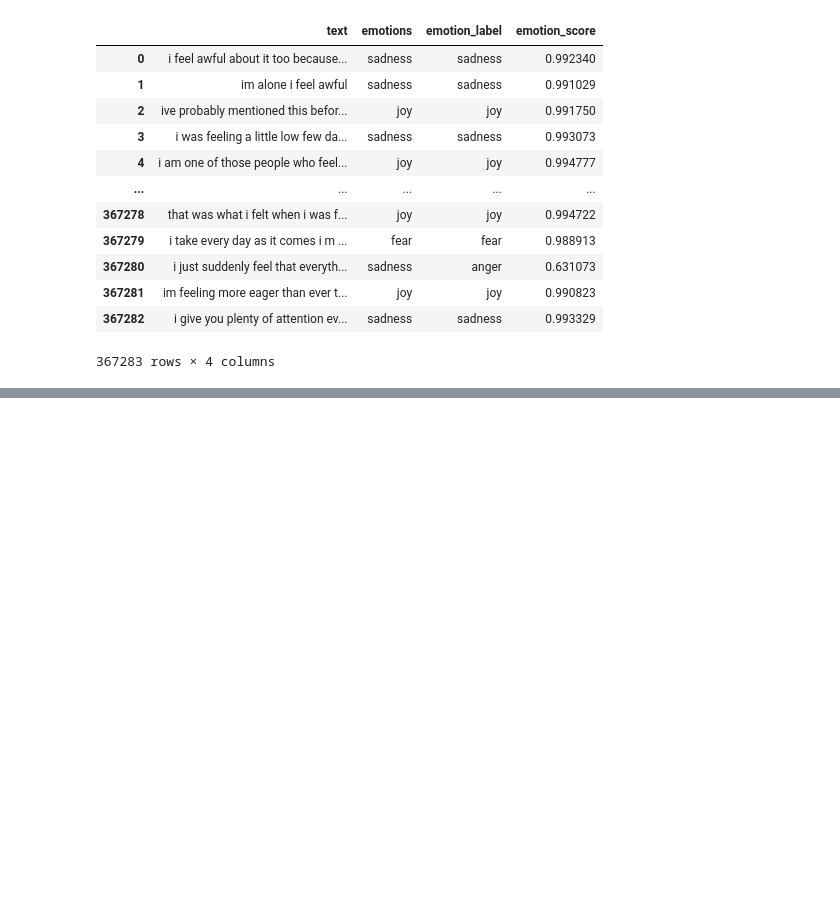
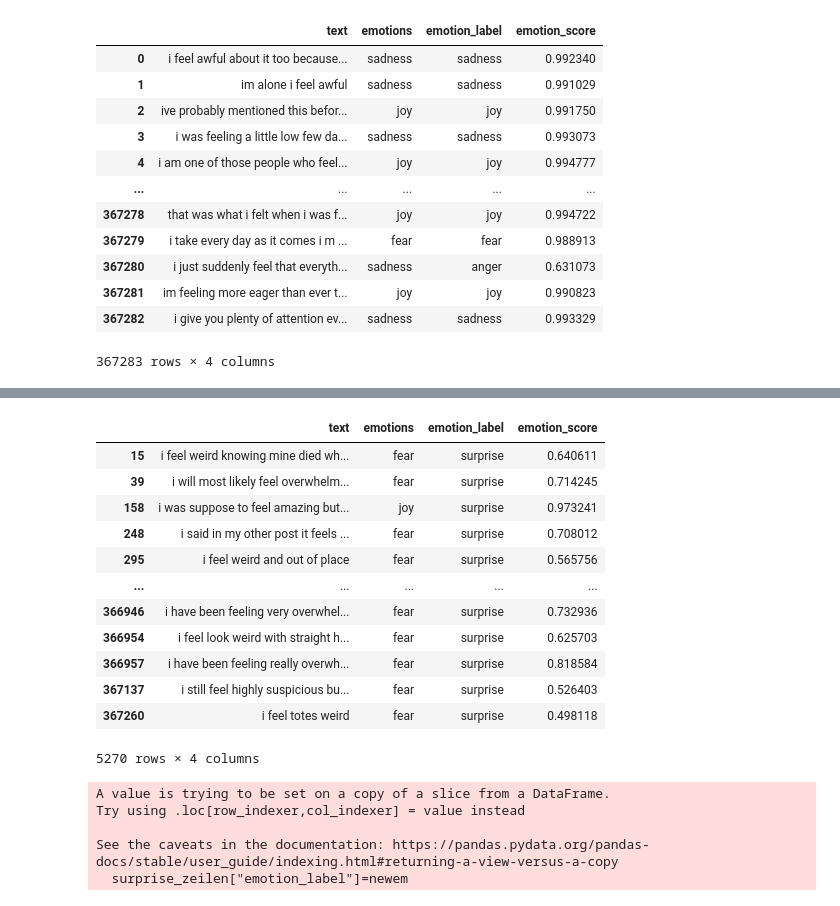
Before and after one commit to Iphled/Affective_Speech_Synthesis, a Jupyter notebook: Project/BERT/set_reduce.ipynb, the cells around one changed output, grey strips where cells are left out. Drawn from its saved outputs; the diff is of its cells as text; code cells hidden in the pictures; blank space fills up the shorter version.

```diff
--- a/Project/BERT/set_reduce.ipynb
+++ b/Project/BERT/set_reduce.ipynb
@@ -74,0 +171,44 @@ fig.show()
+# %%
+surprise_zeilen
+# %% [output]
+|  | text | emotions | emotion_label | emotion_score |
+| 15 | i feel weird knowing mine died wh... | fear | surprise | 0.640611 |
+| 39 | i will most likely feel overwhelm... | fear | surprise | 0.714245 |
+| 158 | i was suppose to feel amazing but... | joy | surprise | 0.973241 |
+| 248 | i said in my other post it feels ... | fear | surprise | 0.708012 |
+| 295 | i feel weird and out of place | fear | surprise | 0.565756 |
+| ... | ... | ... | ... | ... |
+| 366946 | i have been feeling very overwhel... | fear | surprise | 0.732936 |
+| 366954 | i feel look weird with straight h... | fear | surprise | 0.625703 |
+| 366957 | i have been feeling really overwh... | fear | surprise | 0.818584 |
+| 367137 | i still feel highly suspicious bu... | fear | surprise | 0.526403 |
+| 367260 | i feel totes weird | fear | surprise | 0.498118 |
+5270 rows × 4 columns
+# %%
+newem=list()
+for i in range(len(surprise_fear)):
+    l=list()
+    l.append(joy_emotions[i]['label'])
+    l.append(sad_emotions[i]['label'])
+    l.append(fear_emotions[i]['label'])
+    l.append(ang_emotions[i]['label'])
+    joypos=list()
+    joypos.append(joy_emotions[i]['score'])
+    joypos.append(sad_emotions[i]['score'])
+    joypos.append(fear_emotions[i]['score'])
+    joypos.append(ang_emotions[i]['score'])
+    score=0
+    label='neutral';
+    for i in range(len(l)):
+        if l[i]!='surprise' and joypos[i]>score:
+            score=joypos[i]
+            label=l[i]
+    newem.append(label)
+
+surprise_zeilen["emotion_label"]=newem
+# %% [output]
+A value is trying to be set on a copy of a slice from a DataFrame.
+Try using .loc[row_indexer,col_indexer] = value instead
+
+See the caveats in the documentation: https://pandas.pydata.org/pandas-docs/stable/user_guide/indexing.html#returning-a-view-versus-a-copy
+  surprise_zeilen["emotion_label"]=newem
```
Also changed, not shown: parts of 19 cells of this notebook, 7 other files.
